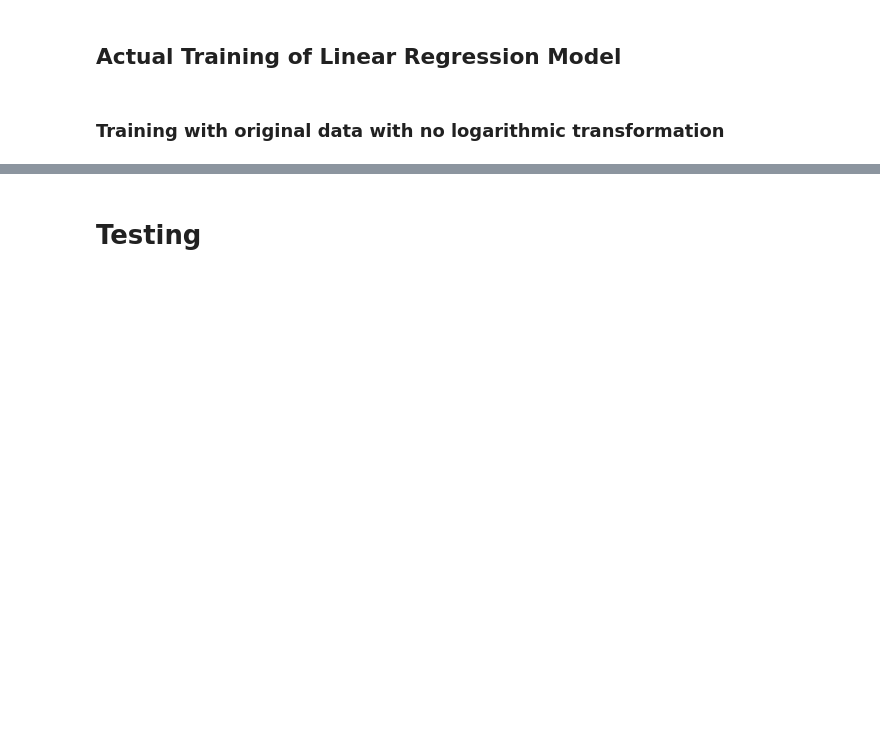
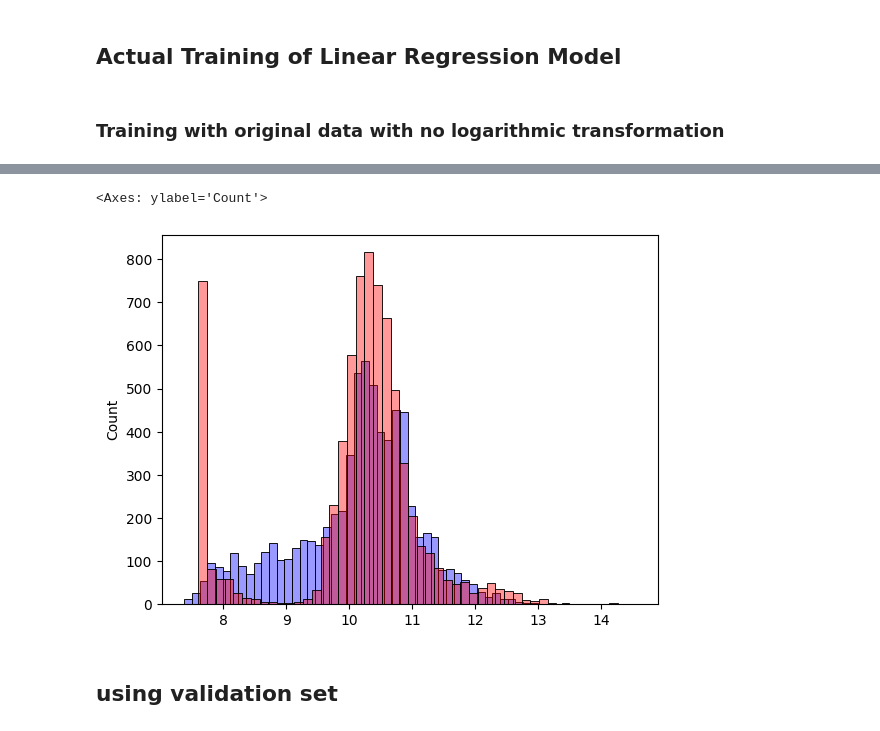
Before and after one commit to BALJAPALLIANSHUL/machine_learning_zoomcamp, a Jupyter notebook: 02-Car price prediction/car_price_pred.ipynb, the cells around one changed output, grey strips where cells are left out. Cells and saved outputs as stored; diff of their text form; code cells hidden in the pictures; blank space fills up the shorter version.

```diff
--- a/02-Car price prediction/car_price_pred.ipynb
+++ b/02-Car price prediction/car_price_pred.ipynb
@@ -212,2 +249,10 @@ w[0],w[1:]
+# %%
+y_pred_log = subset_train@w_with_log_transform[1:] + w_with_log_transform[0]
+# %%
+sns.histplot(y_pred_log,color='blue',alpha=0.4,bins=50)
+sns.histplot(log_y_train,color='red',alpha=0.4,bins=50)
+# %% [output]
+<Axes: ylabel='Count'>
+[figure, added]
 # %% [markdown]
-# Testing
+## using validation set
```
Also changed, not shown: parts of 12 cells of this notebook.
